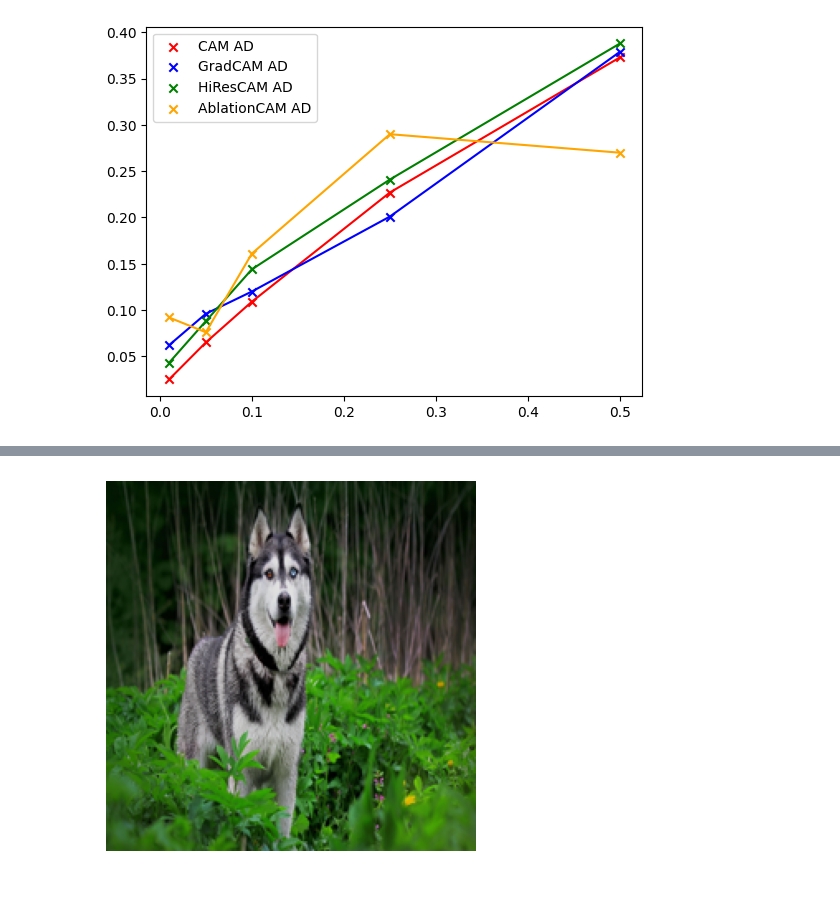
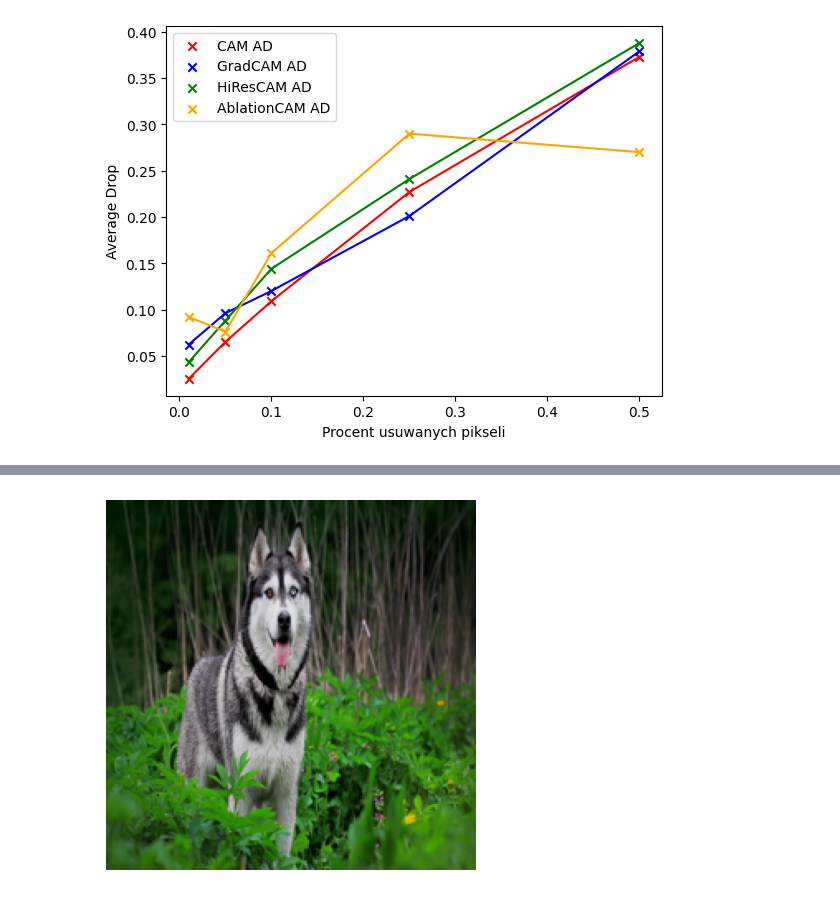
Before and after one commit to jakubpietraszko/grad-cam, a Jupyter notebook: prezentacja3/porownanie.ipynb, the cells around one changed output, grey strips where cells are left out. Cells and saved outputs as stored; diff of their text form; code cells hidden in the pictures.

```diff
--- a/prezentacja3/porownanie.ipynb
+++ b/prezentacja3/porownanie.ipynb
@@ -39,19 +47,22 @@ import numpy as np
 # %%
 plt.scatter(X, CAM_X_AD, label='CAM AD', color='red', marker='x')
 plt.scatter(X, GRADCAM_X_AD, label='GradCAM AD', color='blue', marker='x')
 plt.scatter(X, HIRESCAM_X_AD, label='HiResCAM AD', color='green', marker='x')
 plt.scatter(X, ABLATIONCAM_X_AD, label='AblationCAM AD', color='orange', marker='x')
 
 plt.plot(X, CAM_X_AD, color='red')
 plt.plot(X, GRADCAM_X_AD, color='blue')
 plt.plot(X, HIRESCAM_X_AD, color='green')
 plt.plot(X, ABLATIONCAM_X_AD, color='orange')
 
+plt.xlabel('Procent usuwanych pikseli')
+plt.ylabel('Average Drop')
+
 plt.legend()
 plt.savefig('pres/AD.png')
 plt.show()
 # %% [output]
-[figure, old version]
+[figure, new version]
 # %%
 plt.scatter(X, CAM_X_RIS, label='CAM RIS', color='red', marker='o')
 plt.scatter(X, GRADCAM_X_RIS, label='GradCAM RIS', color='blue', marker='o')
```
Also changed, not shown: parts of 2 cells of this notebook, 10 other files.
